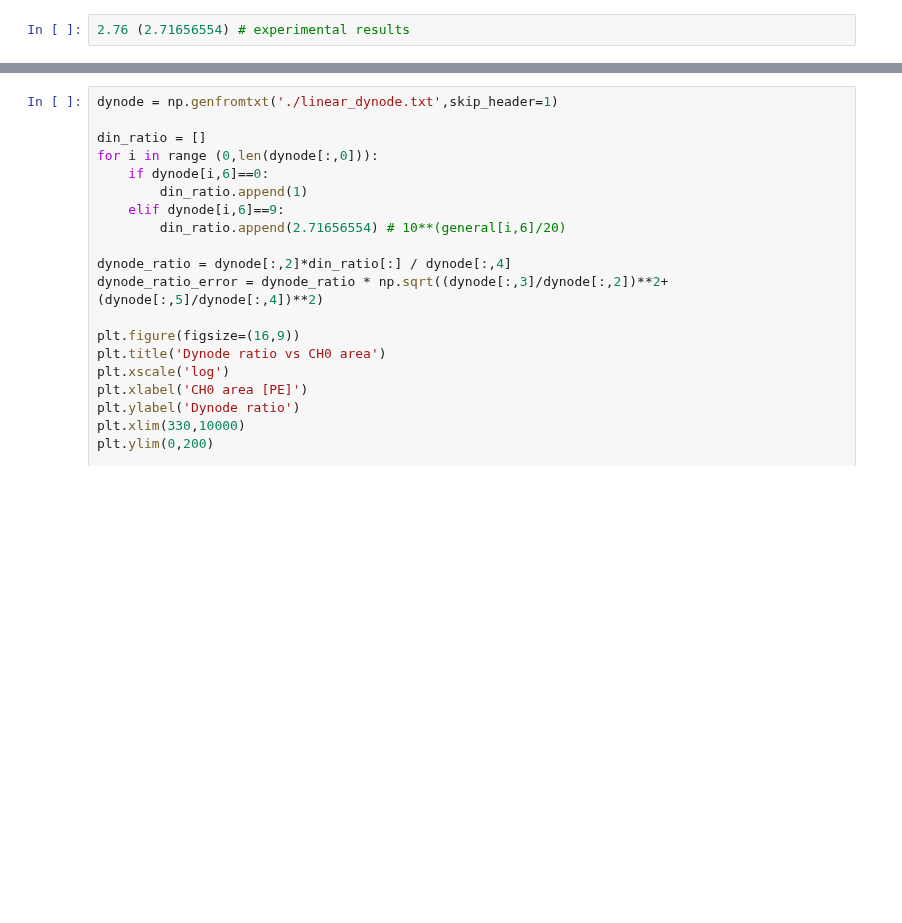
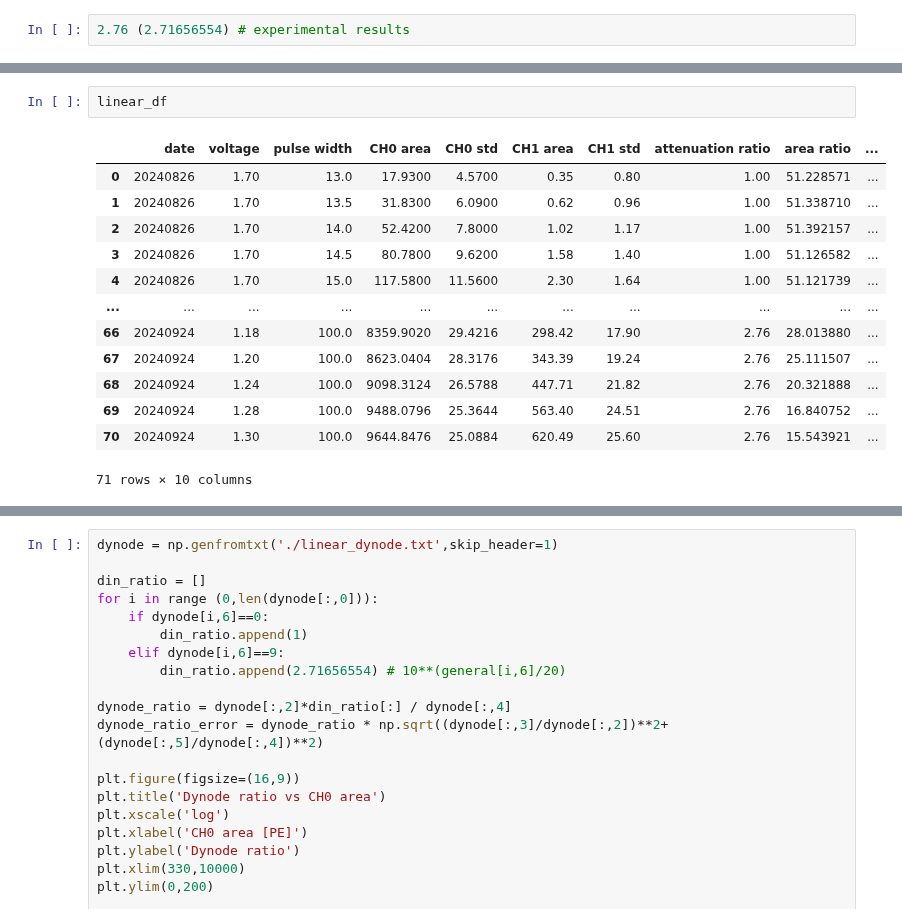
Before and after one commit to Westlake-University-Lsc-lab/RELICS_PMT_Data_Analysis, a Jupyter notebook: LinearityCheck/check_readout_linear.ipynb, the cells around one changed output, grey strips where cells are left out. Drawn from its saved outputs; the diff is of its cells as text; blank space fills up the shorter version.

```diff
--- a/LinearityCheck/check_readout_linear.ipynb
+++ b/LinearityCheck/check_readout_linear.ipynb
@@ -564,4 +585,20 @@ plt.show()
 """
 # %% [output]
 "\ndef exp_fit(x,A_0,A,x_0,alpha):\n    return A_0 - (A * np.exp(-(x-x_0)/alpha))\n\ngeneral_popt, general_pcov = curve_fit(exp_fit,general[6:,0],general[6:,2],p0=(40,40,10,150))\n\nprint('A_0 =',gene ...
+# %%
+linear_df
+# %% [output]
+|  | date | voltage | pulse width | CH0 area | CH0 std | CH1 area | CH1 std | attenuation ratio | area ratio | ... |
+| 0 | 20240826 | 1.70 | 13.0 | 17.9300 | 4.5700 | 0.35 | 0.80 | 1.00 | 51.228571 | ... |
+| 1 | 20240826 | 1.70 | 13.5 | 31.8300 | 6.0900 | 0.62 | 0.96 | 1.00 | 51.338710 | ... |
+| 2 | 20240826 | 1.70 | 14.0 | 52.4200 | 7.8000 | 1.02 | 1.17 | 1.00 | 51.392157 | ... |
+| 3 | 20240826 | 1.70 | 14.5 | 80.7800 | 9.6200 | 1.58 | 1.40 | 1.00 | 51.126582 | ... |
+| 4 | 20240826 | 1.70 | 15.0 | 117.5800 | 11.5600 | 2.30 | 1.64 | 1.00 | 51.121739 | ... |
+| ... | ... | ... | ... | ... | ... | ... | ... | ... | ... | ... |
+| 66 | 20240924 | 1.18 | 100.0 | 8359.9020 | 29.4216 | 298.42 | 17.90 | 2.76 | 28.013880 | ... |
+| 67 | 20240924 | 1.20 | 100.0 | 8623.0404 | 28.3176 | 343.39 | 19.24 | 2.76 | 25.111507 | ... |
+| 68 | 20240924 | 1.24 | 100.0 | 9098.3124 | 26.5788 | 447.71 | 21.82 | 2.76 | 20.321888 | ... |
+| 69 | 20240924 | 1.28 | 100.0 | 9488.0796 | 25.3644 | 563.40 | 24.51 | 2.76 | 16.840752 | ... |
+| 70 | 20240924 | 1.30 | 100.0 | 9644.8476 | 25.0884 | 620.49 | 25.60 | 2.76 | 15.543921 | ... |
+71 rows × 10 columns
 # %%
```
Also changed, not shown: parts of 6 cells of this notebook.
